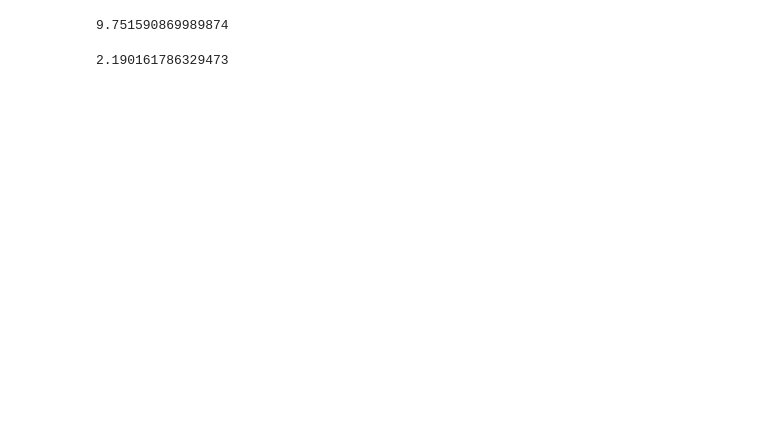
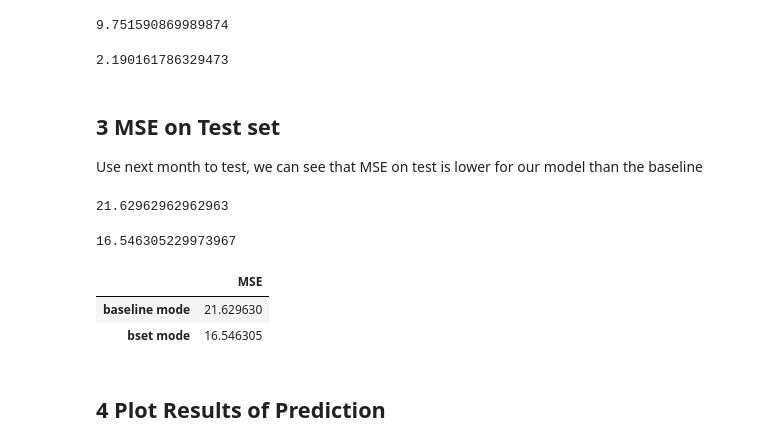
Before and after one commit to tangcc35/DATA1050_DanTheBest, a Jupyter notebook: Enhancement.ipynb, the cells around one changed output. Drawn from its saved outputs; the diff is of its cells as text; code cells hidden in the pictures; blank space fills up the shorter version.

```diff
--- a/Enhancement.ipynb
+++ b/Enhancement.ipynb
@@ -90,8 +126,8 @@ model_origin = VAR(x_impute_origin)
 # %%
 # Baseline model, VAR(0)
 lag = 0
-results_origin = model_origin.fit(lag)
-results_origin.bic
+base = model_origin.fit(lag)
+base.bic
 # %% [output]
 9.751590869989874
 # %%
@@ -101,5 +137,33 @@ results_origin = model_origin.fit(lag)
 results_origin.bic
 # %% [output]
 2.190161786329473
+# %% [markdown]
+## 3 MSE on Test set
+Use next month to test, we can see that MSE on test is lower for our model than the baseline
+# %%
+base_mse = 0
+for subject in subjects:
+    base_mse += np.square(np.subtract(df_test[subject][3:30], df_test[subject][4:31])).mean()
+base_mse
+# %% [output]
+21.62962962962963
+# %%
+res_pred, result_mse = [], 0
+for i in range(3, 30):
+    res_pred.append(results_origin.forecast(df_test[['min_temp', 'max_temp', 'pressure']].iloc[i-3:i].values, 1)[0])
+res_pred = pd.DataFrame(res_pred, columns=["min_temp", "max_temp", "pressure"])
+for subject in subjects:
+    result_mse += np.square(np.subtract(res_pred[subject], df_test[subject][4:31])).mean()
+result_mse
+# %% [output]
+16.546305229973967
+# %%
+pd.DataFrame([base_mse, result_mse], columns=["MSE"], index=["baseline mode", "bset mode"])
+# %% [output]
+|  | MSE |
+| baseline mode | 21.629630 |
+| bset mode | 16.546305 |
+# %% [markdown]
+## 4 Plot Results of Prediction
 # %%
 def predict_plots(step, df):
```
Also changed, not shown: parts of 10 cells of this notebook.
